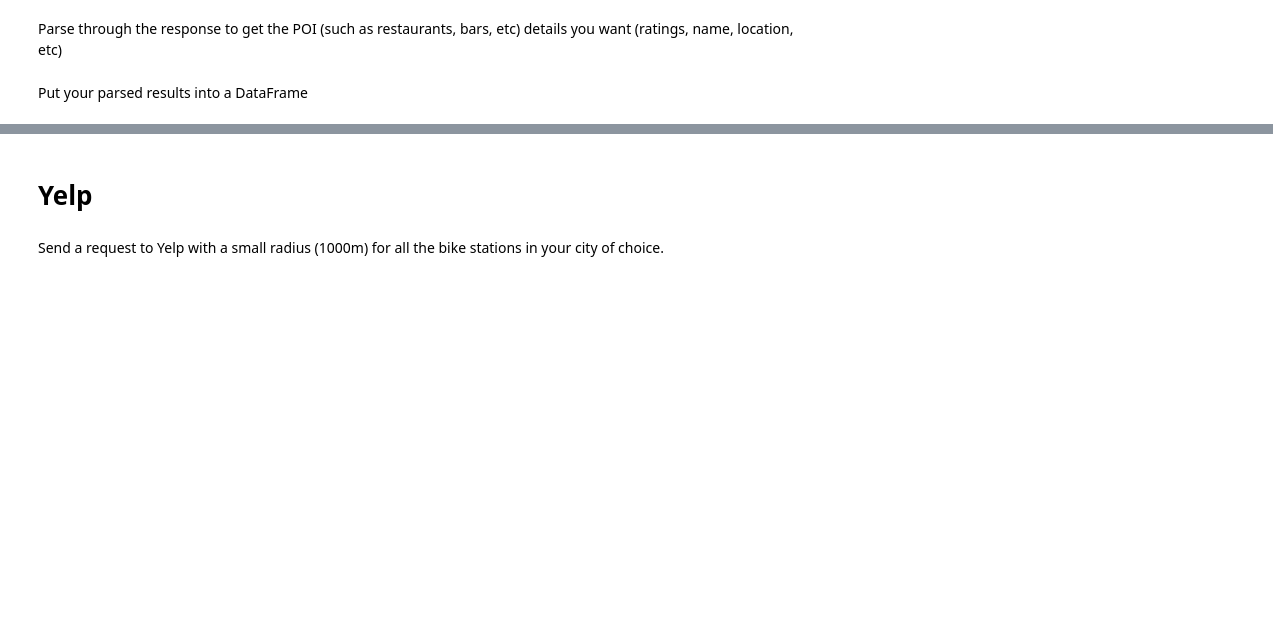
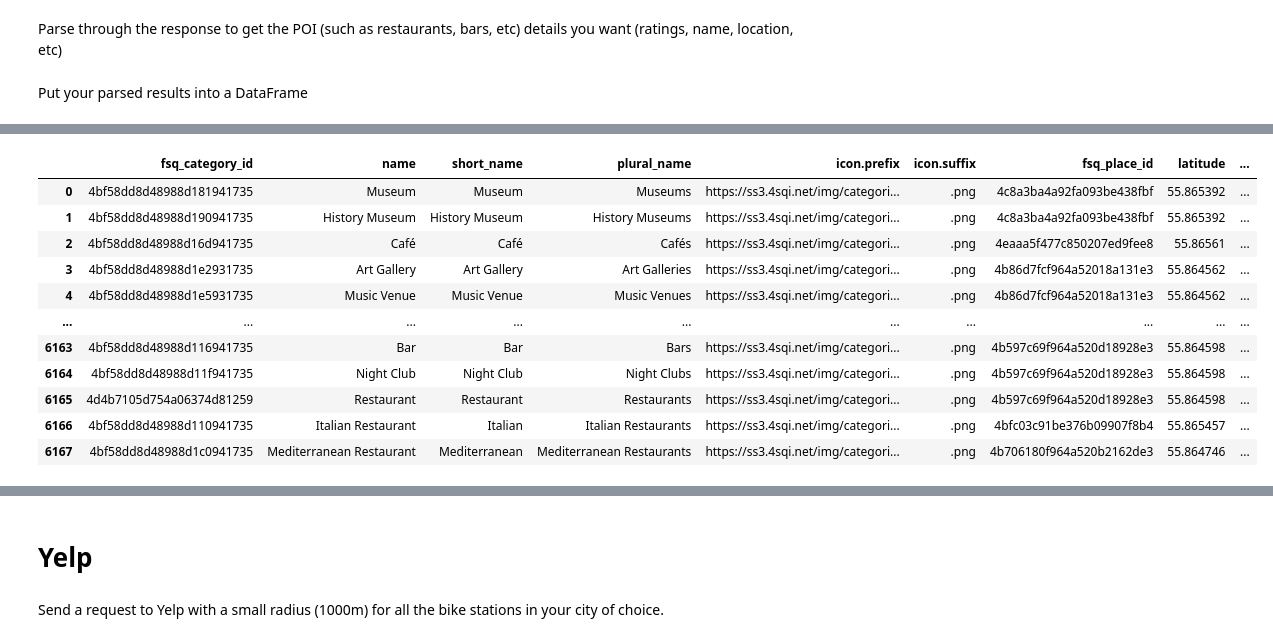
Before and after one commit to wonky-tech/Statistical-Modelling-Project, a Jupyter notebook: notebooks/yelp_foursquare_EDA.ipynb, the cells around one changed output, grey strips where cells are left out. Saved outputs shown, nothing was run; the diff lists cells and outputs as text; code cells hidden in the pictures; blank space fills up the shorter version.

Commit message:
added foursquare df to EDA and visualizations

```diff
--- a/notebooks/yelp_foursquare_EDA.ipynb
+++ b/notebooks/yelp_foursquare_EDA.ipynb
@@ -171,23 +68,3 @@ city_bikes_df['fs_venues'][0]
 Parse through the response to get the POI (such as restaurants, bars, etc) details you want (ratings, name, location, etc)
 # %% [markdown]
 Put your parsed results into a DataFrame
-# %%
-# flatten the json returned by the FourSquare API and stored in the city_bikes_df dataframe
-fs_venues_df = pd.json_normalize(
-    city_bikes_df['fs_venues'][0],
-    record_path=['categories'],
-    meta=[
-        'fsq_place_id',
-        'latitude',
-        'longitude',
-        'distance',
-        'email',
-        'link',
-        ['location', 'address'],
-        ['location', 'locality'],
-        ['location', 'region'],
-        ['location', 'postcode']
-    ],
-    errors = 'ignore'
-)
-fs_venues_df
@@ -195,0 +71,75 @@ KeyError: 'id'
+# %%
+
+# Fixed parameters used in function call
+API_KEY = os.getenv('FOURSQUARE_API_KEY')
+RADIUS = 1000  # meters
+CATEGORIES = "4bf58dd8d48988d116941735" # The category code for bars and similar businesses.
+# I'm not sure that this is working correctly, as there appear to be a lot of entries that are likely not bars.
+# It could just be that I've chosen a FourSquare category that's very broad.
+
+# Call the function for each row.
+# This adds the information retrieved from the Foursquare API to a new dataframe, with bike station data.
+
+fs_dfs = []  # List to collect individual DataFrames
+
+# iterate through all the bike station locations in the city_bikes_df dataframe.
+for i in range(len(city_bikes_df)):
+    row = city_bikes_df.iloc[i]
+    lat = row['latitude']
+    lon = row['longitude']
+    bike_id = row['id']
+    free_bikes = row['free_bikes']
+
+# Call the function to retrieve FourSquare POI data from around bike stations
+    fs_json = get_venues_fs(
+        latitude= lat,
+        longitude= lon,
+        radius=RADIUS,
+        api_key=API_KEY,
+        categories=CATEGORIES
+    )
+
+# Flatten the json POI data returned by FourSquare API
+    fs_venues_df = pd.json_normalize(
+        fs_json,
+        record_path=['categories'],
+        meta=[
+            'fsq_place_id',
+            'latitude',
+            'longitude',
+            'distance',
+            'email',
+            'link',
+            ['location', 'address'],
+            ['location', 'locality']
+        ],
+        errors = 'ignore'
+    )
+# Add bike station location and ID to THIS batch of POIs before appending
+    if not fs_venues_df.empty:
+        fs_venues_df['bike_lat'] = lat
+        fs_venues_df['bike_lon'] = lon
+        fs_venues_df['bike_id'] = bike_id
+        fs_venues_df['free_bikes'] = free_bikes
+        fs_dfs.append(fs_venues_df)
+
+# Concatenate all DataFrames at once
+if fs_dfs:
+    fs_df = pd.concat(fs_dfs, ignore_index=True)
+else:
+    fs_df = pd.DataFrame()
+
+fs_df
+# %% [output]
+|  | fsq_category_id | name | short_name | plural_name | icon.prefix | icon.suffix | fsq_place_id | latitude | ... |
+| 0 | 4bf58dd8d48988d181941735 | Museum | Museum | Museums | https://ss3.4sqi.net/img/categori... | .png | 4c8a3ba4a92fa093be438fbf | 55.865392 | ... |
+| 1 | 4bf58dd8d48988d190941735 | History Museum | History Museum | History Museums | https://ss3.4sqi.net/img/categori... | .png | 4c8a3ba4a92fa093be438fbf | 55.865392 | ... |
+| 2 | 4bf58dd8d48988d16d941735 | Café | Café | Cafés | https://ss3.4sqi.net/img/categori... | .png | 4eaaa5f477c850207ed9fee8 | 55.86561 | ... |
+| 3 | 4bf58dd8d48988d1e2931735 | Art Gallery | Art Gallery | Art Galleries | https://ss3.4sqi.net/img/categori... | .png | 4b86d7fcf964a52018a131e3 | 55.864562 | ... |
+| 4 | 4bf58dd8d48988d1e5931735 | Music Venue | Music Venue | Music Venues | https://ss3.4sqi.net/img/categori... | .png | 4b86d7fcf964a52018a131e3 | 55.864562 | ... |
+| ... | ... | ... | ... | ... | ... | ... | ... | ... | ... |
+| 6163 | 4bf58dd8d48988d116941735 | Bar | Bar | Bars | https://ss3.4sqi.net/img/categori... | .png | 4b597c69f964a520d18928e3 | 55.864598 | ... |
+| 6164 | 4bf58dd8d48988d11f941735 | Night Club | Night Club | Night Clubs | https://ss3.4sqi.net/img/categori... | .png | 4b597c69f964a520d18928e3 | 55.864598 | ... |
+| 6165 | 4d4b7105d754a06374d81259 | Restaurant | Restaurant | Restaurants | https://ss3.4sqi.net/img/categori... | .png | 4b597c69f964a520d18928e3 | 55.864598 | ... |
+| 6166 | 4bf58dd8d48988d110941735 | Italian Restaurant | Italian | Italian Restaurants | https://ss3.4sqi.net/img/categori... | .png | 4bfc03c91be376b09907f8b4 | 55.865457 | ... |
+| 6167 | 4bf58dd8d48988d1c0941735 | Mediterranean Restaurant | Mediterranean | Mediterranean Restaurants | https://ss3.4sqi.net/img/categori... | .png | 4b706180f964a520b2162de3 | 55.864746 | ... |
```
Also changed, not shown: parts of 17 cells of this notebook, 6 other files.
